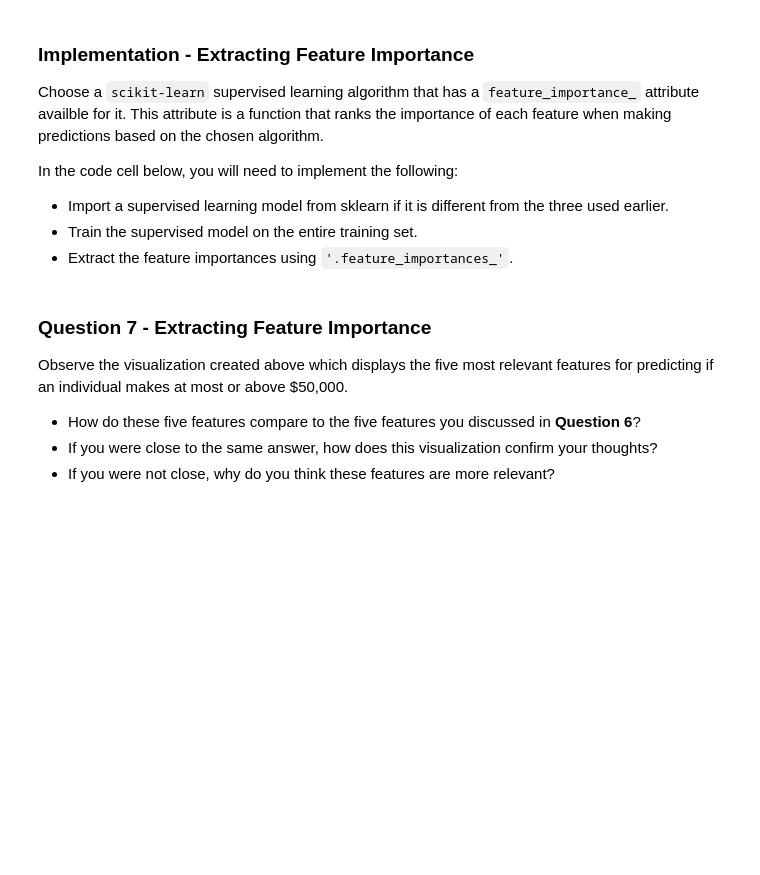
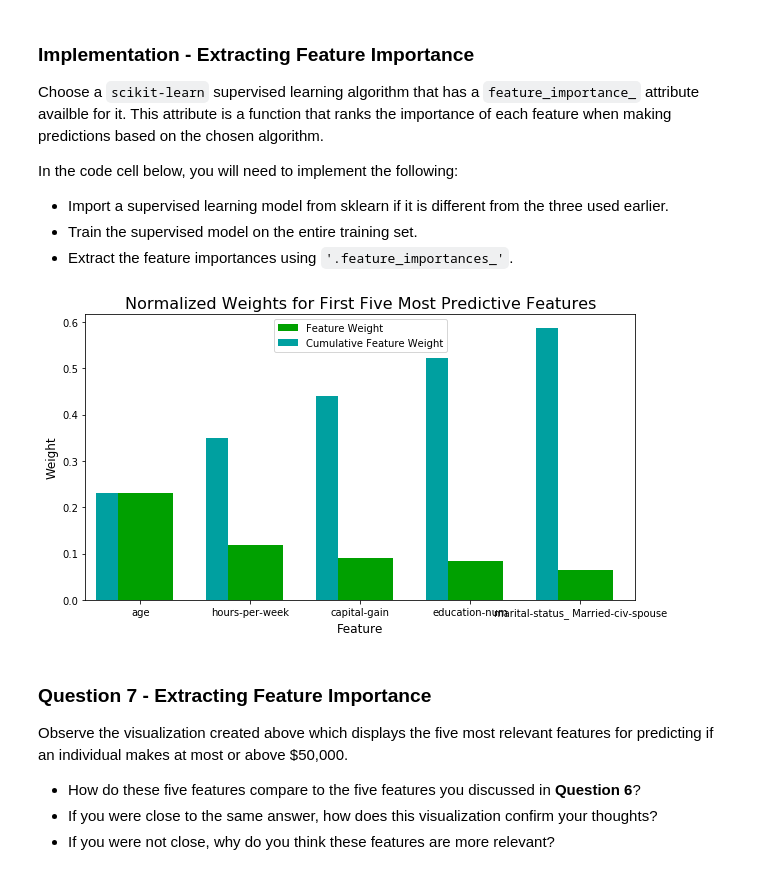
Before and after one commit to Selim78/machine-learning, a Jupyter notebook: projects/finding_donors/finding_donors.ipynb, the cells around one changed output. Drawn from its saved outputs; the diff is of its cells as text; code cells hidden in the pictures; blank space fills up the shorter version.

```diff
--- a/projects/finding_donors/finding_donors.ipynb
+++ b/projects/finding_donors/finding_donors.ipynb
@@ -531,17 +544,19 @@ In the code cell below, you will need to implement the following:
  - Train the supervised model on the entire training set.
  - Extract the feature importances using `'.feature_importances_'`.
 # %%
-# TODO: Import a supervised learning model that has 'feature_importances_'
+# Importing a supervised learning model that has 'feature_importances_'
+from sklearn.ensemble import RandomForestClassifier
 
+# Training the model
+model = RandomForestClassifier().fit(X_train, y_train)
 
-# TODO: Train the supervised model on the training set using .fit(X_train, y_train)
-model = None
-
-# TODO: Extract the feature importances using .feature_importances_
-importances = None
+# Extracting the feature importances
+importances = model.feature_importances_
 
 # Plot
 vs.feature_plot(importances, X_train, y_train)
+# %% [output]
+[figure, added]
 # %% [markdown]
 ### Question 7 - Extracting Feature Importance
 
```
Also changed, not shown: parts of 22 cells of this notebook, 2 other files.
